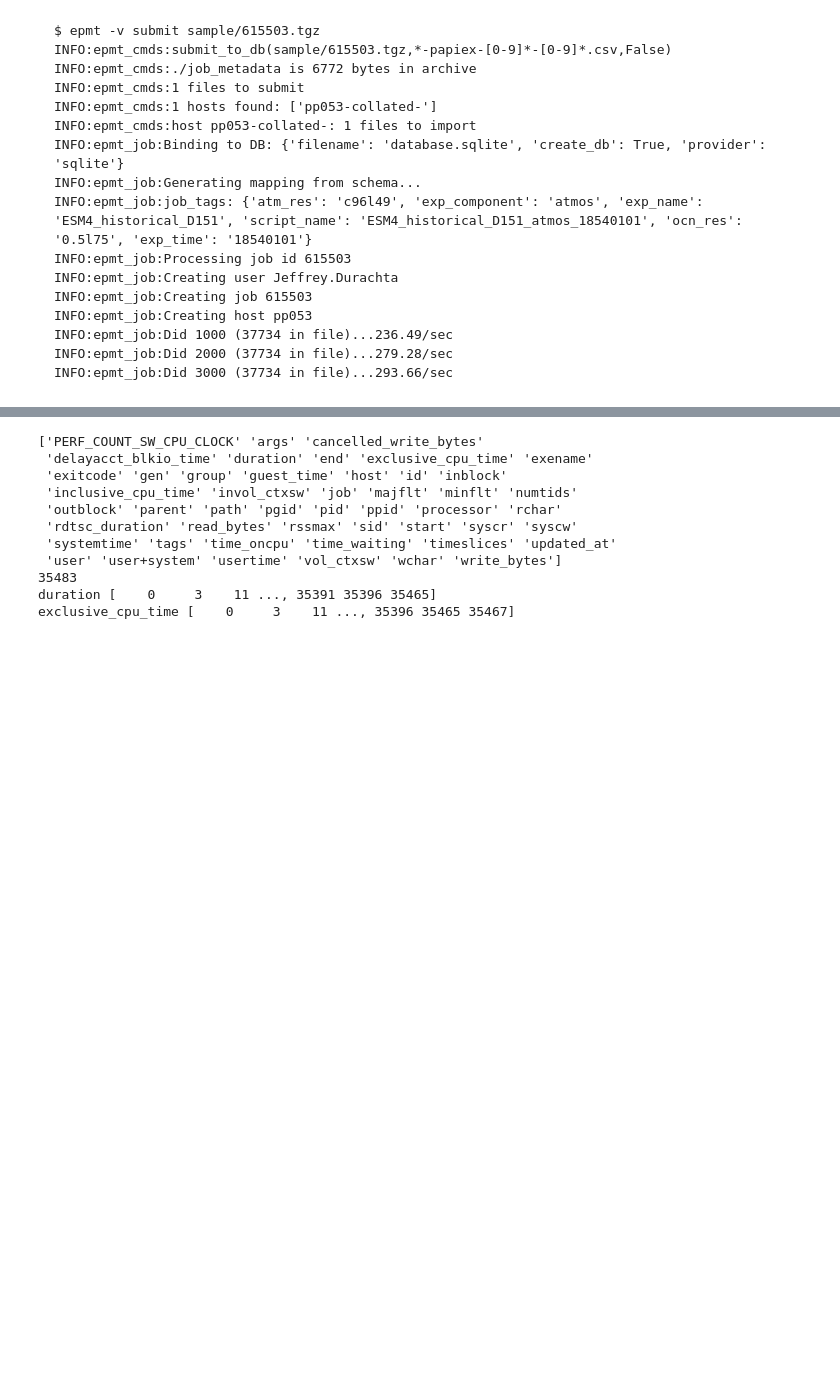
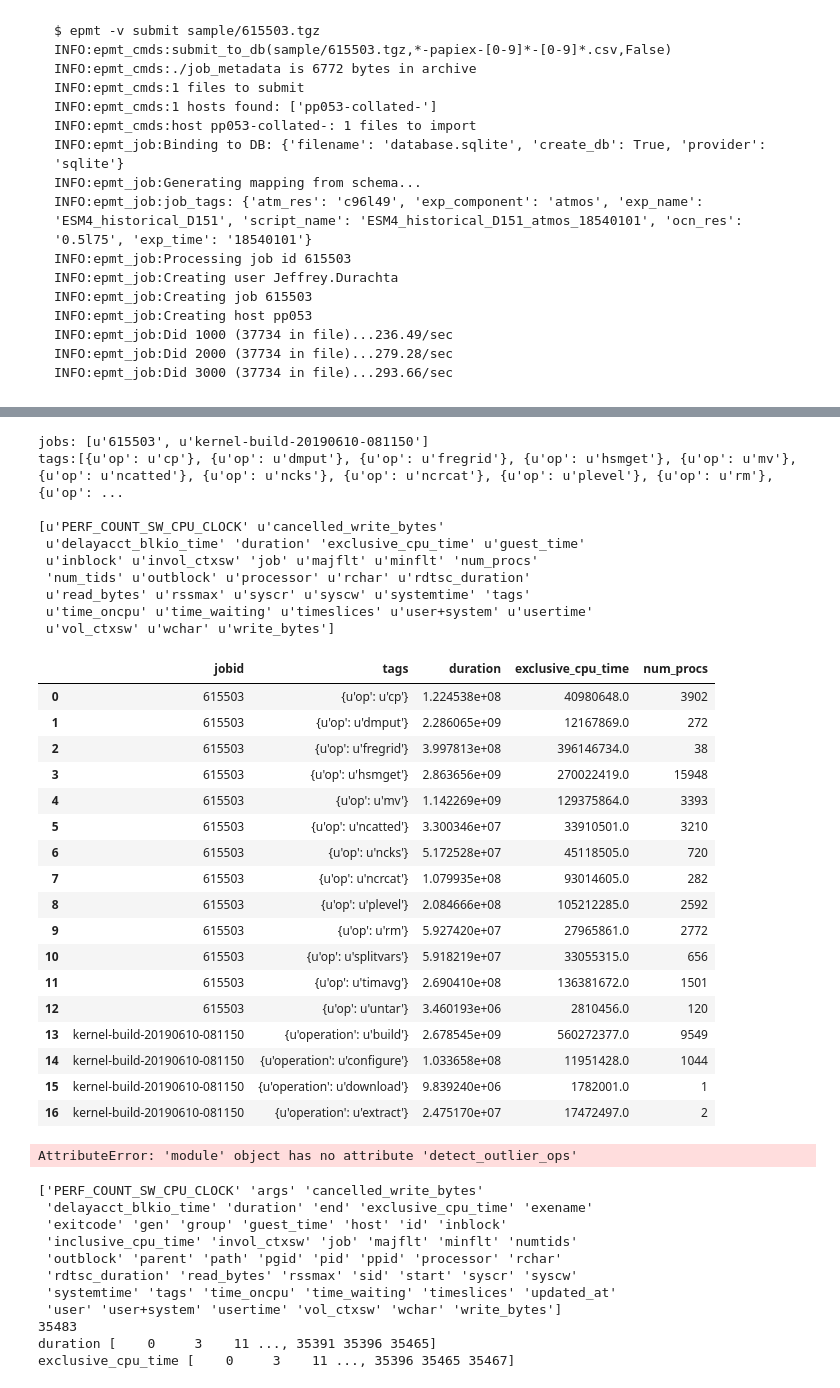
Before and after one commit to ilaflott/epmt, a Jupyter notebook: Outliers-API.ipynb, the cells around one changed output, grey strips where cells are left out. Cells and saved outputs as stored; diff of their text form; code cells hidden in the pictures; blank space fills up the shorter version.

Commit message:
- improvements to outliers-api based on better epmt_query support - made epmt_outlier calls more accepting of different input formats

```diff
--- a/Outliers-API.ipynb
+++ b/Outliers-API.ipynb
@@ -140,3 +61,53 @@ Outlier operations
+# %%
+jobs = eq.get_jobs(fmt='terse')
+print('jobs: ' + str(jobs))
+
+tags = eq.get_unique_process_tags(exclude = ['op_instance', 'op_sequence', 'operation_count', 'instance'], fold=False)
+print('tags:' + str(tags))
+print
+
+ops = eq.agg_metrics_by_tags(jobs=jobs,tags=tags,fmt='pandas')
+print(ops.columns.values)
+
+# Should be jobid
+ops.rename(columns={'job':'jobid'},inplace=True)
+
+display(ops[['jobid','tags', 'duration','exclusive_cpu_time','num_procs']])
+
+
+newdfo = eq.detect_outlier_ops(ops)
+print("Outlier operations")
+display(newdfo)
+# %% [output]
+jobs: [u'615503', u'kernel-build-20190610-081150']
+tags:[{u'op': u'cp'}, {u'op': u'dmput'}, {u'op': u'fregrid'}, {u'op': u'hsmget'}, {u'op': u'mv'}, {u'op': u'ncatted'}, {u'op': u'ncks'}, {u'op': u'ncrcat'}, {u'op': u'plevel'}, {u'op': u'rm'}, {u'op': ...
+
+[u'PERF_COUNT_SW_CPU_CLOCK' u'cancelled_write_bytes'
+ u'delayacct_blkio_time' 'duration' 'exclusive_cpu_time' u'guest_time'
+ u'inblock' u'invol_ctxsw' 'job' u'majflt' u'minflt' 'num_procs'
+ 'num_tids' u'outblock' u'processor' u'rchar' u'rdtsc_duration'
+ u'read_bytes' u'rssmax' u'syscr' u'syscw' u'systemtime' 'tags'
+ u'time_oncpu' u'time_waiting' u'timeslices' u'user+system' u'usertime'
+ u'vol_ctxsw' u'wchar' u'write_bytes']
+|  | jobid | tags | duration | exclusive_cpu_time | num_procs |
+| 0 | 615503 | {u'op': u'cp'} | 1.224538e+08 | 40980648.0 | 3902 |
+| 1 | 615503 | {u'op': u'dmput'} | 2.286065e+09 | 12167869.0 | 272 |
+| 2 | 615503 | {u'op': u'fregrid'} | 3.997813e+08 | 396146734.0 | 38 |
+| 3 | 615503 | {u'op': u'hsmget'} | 2.863656e+09 | 270022419.0 | 15948 |
+| 4 | 615503 | {u'op': u'mv'} | 1.142269e+09 | 129375864.0 | 3393 |
+| 5 | 615503 | {u'op': u'ncatted'} | 3.300346e+07 | 33910501.0 | 3210 |
+| 6 | 615503 | {u'op': u'ncks'} | 5.172528e+07 | 45118505.0 | 720 |
+| 7 | 615503 | {u'op': u'ncrcat'} | 1.079935e+08 | 93014605.0 | 282 |
+| 8 | 615503 | {u'op': u'plevel'} | 2.084666e+08 | 105212285.0 | 2592 |
+| 9 | 615503 | {u'op': u'rm'} | 5.927420e+07 | 27965861.0 | 2772 |
+| 10 | 615503 | {u'op': u'splitvars'} | 5.918219e+07 | 33055315.0 | 656 |
+| 11 | 615503 | {u'op': u'timavg'} | 2.690410e+08 | 136381672.0 | 1501 |
+| 12 | 615503 | {u'op': u'untar'} | 3.460193e+06 | 2810456.0 | 120 |
+| 13 | kernel-build-20190610-081150 | {u'operation': u'build'} | 2.678545e+09 | 560272377.0 | 9549 |
+| 14 | kernel-build-20190610-081150 | {u'operation': u'configure'} | 1.033658e+08 | 11951428.0 | 1044 |
+| 15 | kernel-build-20190610-081150 | {u'operation': u'download'} | 9.839240e+06 | 1782001.0 | 1 |
+| 16 | kernel-build-20190610-081150 | {u'operation': u'extract'} | 2.475170e+07 | 17472497.0 | 2 |
+AttributeError: 'module' object has no attribute 'detect_outlier_ops'
 # %%
 procs = eq.get_procs(list(jobs.jobid), fmt='pandas')
 print(procs.columns.values)
```
Also changed, not shown: parts of 4 cells of this notebook, 2 other files.
